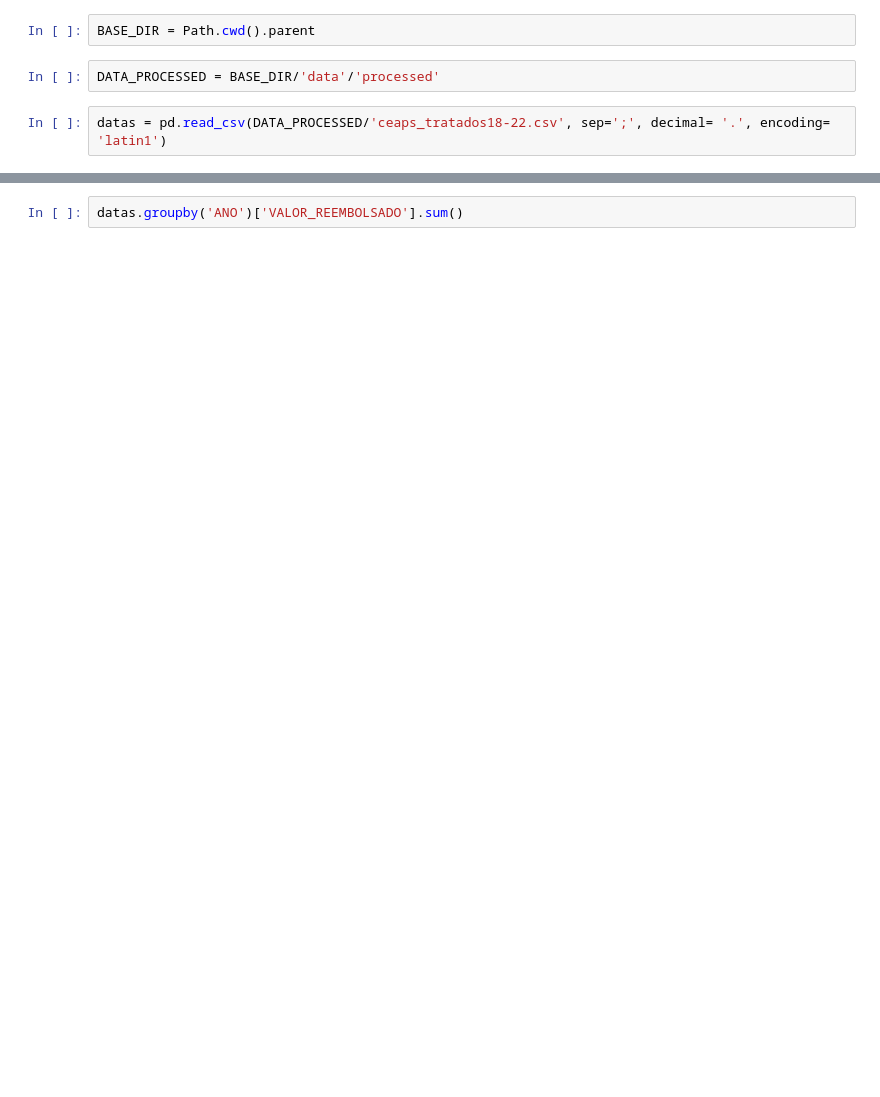
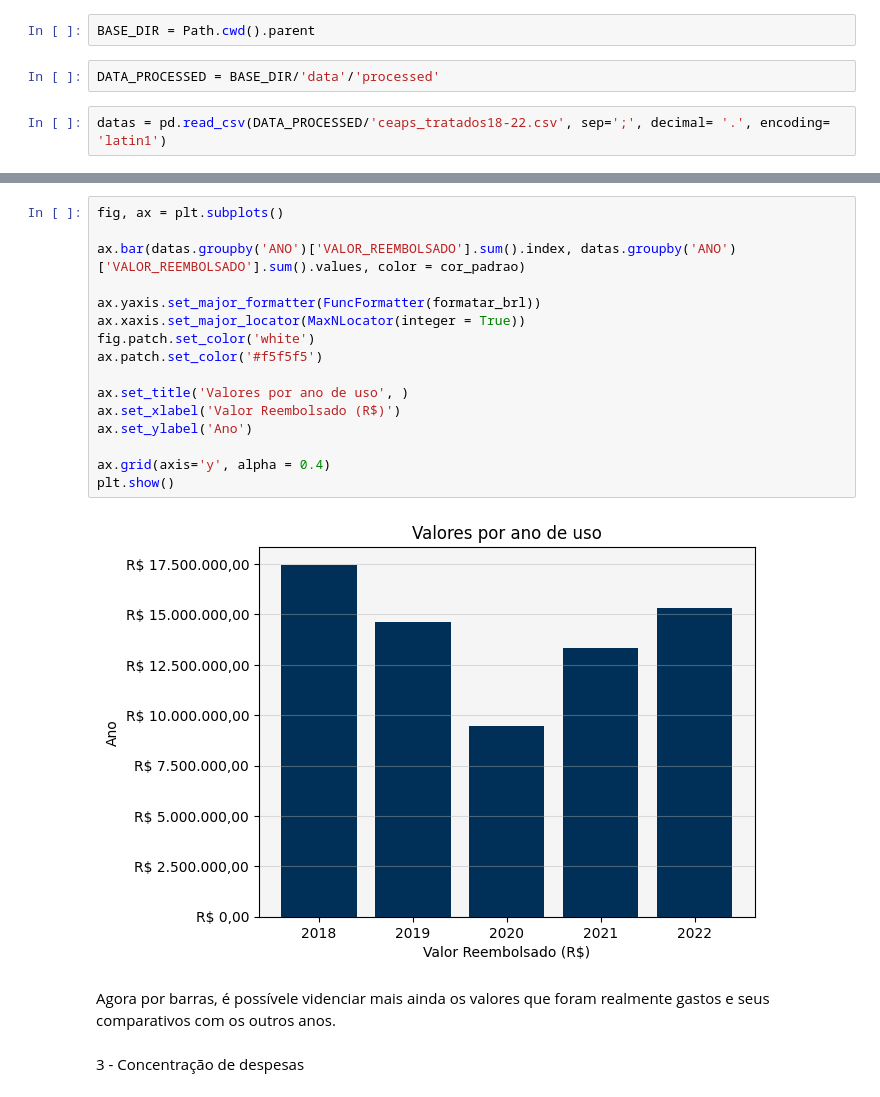
Before and after one commit to souhenriza/dados_ceaps, a Jupyter notebook: notebooks/datavisualization.ipynb, the cells around one changed output, grey strips where cells are left out. Drawn from its saved outputs; the diff is of its cells as text; blank space fills up the shorter version.

```diff
--- a/notebooks/datavisualization.ipynb
+++ b/notebooks/datavisualization.ipynb
@@ -60,2 +98,22 @@ datas.groupby('COMPETENCIA')['VALOR_REEMBOLSADO'].sum().plot(kind= 'barh', color
-# %%
-datas.groupby('ANO')['VALOR_REEMBOLSADO'].sum()
+# %%
+fig, ax = plt.subplots()
+
+ax.bar(datas.groupby('ANO')['VALOR_REEMBOLSADO'].sum().index, datas.groupby('ANO')['VALOR_REEMBOLSADO'].sum().values, color = cor_padrao)
+
+ax.yaxis.set_major_formatter(FuncFormatter(formatar_brl))
+ax.xaxis.set_major_locator(MaxNLocator(integer = True))
+fig.patch.set_color('white')
+ax.patch.set_color('#f5f5f5')
+
+ax.set_title('Valores por ano de uso', )
+ax.set_xlabel('Valor Reembolsado (R$)')
+ax.set_ylabel('Ano')
+
+ax.grid(axis='y', alpha = 0.4)
+plt.show()
+# %% [output]
+[figure, added]
+# %% [markdown]
+Agora por barras, é possívele videnciar mais ainda os valores que foram realmente gastos e seus comparativos com os outros anos.
+# %% [markdown]
+3 - Concentração de despesas
```
Also changed, not shown: parts of 19 cells of this notebook, 1 other file.
